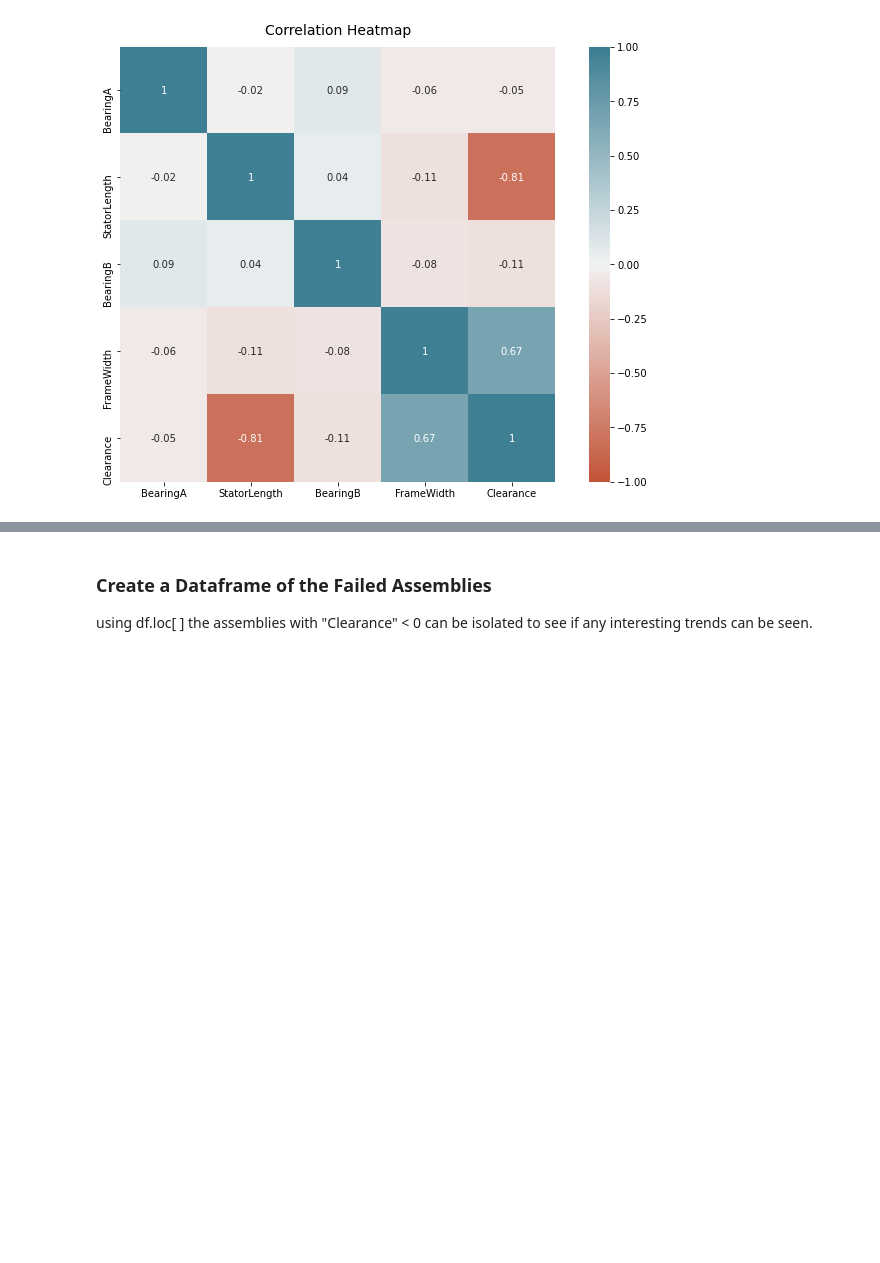
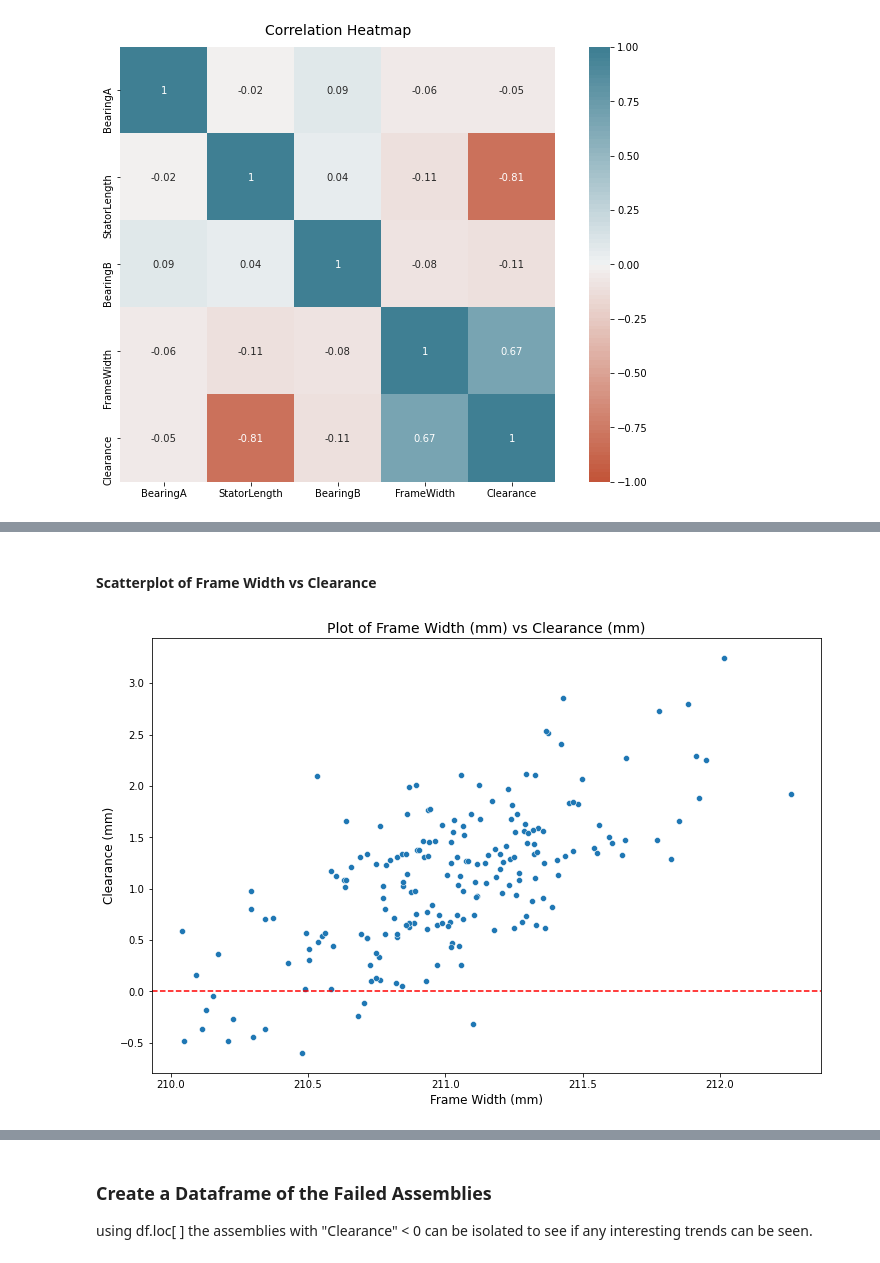
Before and after one commit to killfoley/ProgDAProject, a Jupyter notebook: ProgDA_Project.ipynb, the cells around one changed output, grey strips where cells are left out. Saved outputs shown, nothing was run; the diff lists cells and outputs as text; code cells hidden in the pictures; blank space fills up the shorter version.

```diff
--- a/ProgDA_Project.ipynb
+++ b/ProgDA_Project.ipynb
@@ -308,0 +312,15 @@ plt.show;
+# %% [markdown]
+#### Scatterplot of Frame Width vs Clearance
+# %%
+# add a horizontal line to show the lower limit of clearance
+#https://stackoverflow.com/questions/51891370/draw-a-horizontal-line-line-at-specific-position-annotate-a-facetgrid-in-seaborn
+
+plt.figure(figsize=(12, 8))
+sns.scatterplot(data=df, x="FrameWidth", y="Clearance")
+plt.axhline(0, ls="--", c="r")
+plt.title("Plot of Frame Width (mm) vs Clearance (mm)", fontsize="14")
+plt.xlabel("Frame Width (mm)",fontsize="12")
+plt.ylabel("Clearance (mm)", fontsize="12")
+plt.show;
+# %% [output]
+[figure, added]
```
Also changed, not shown: parts of 7 cells of this notebook.
